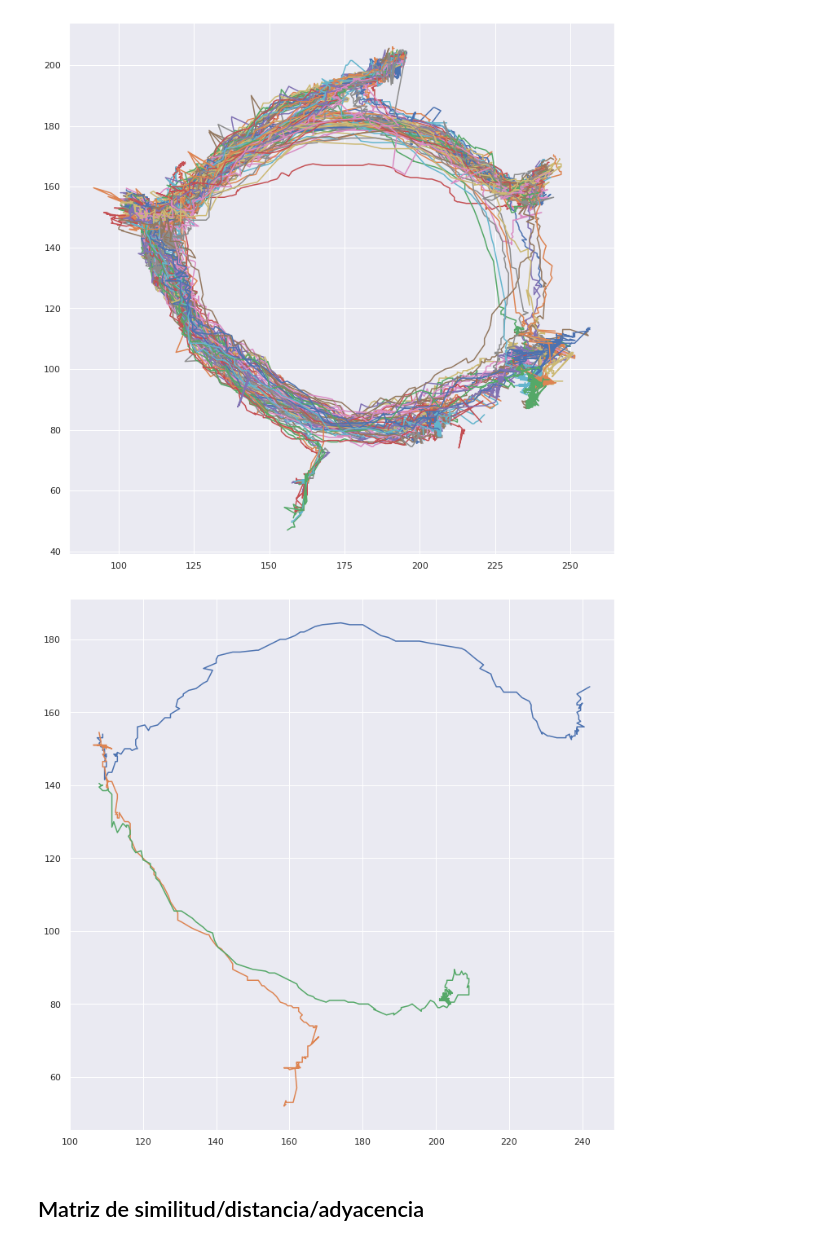
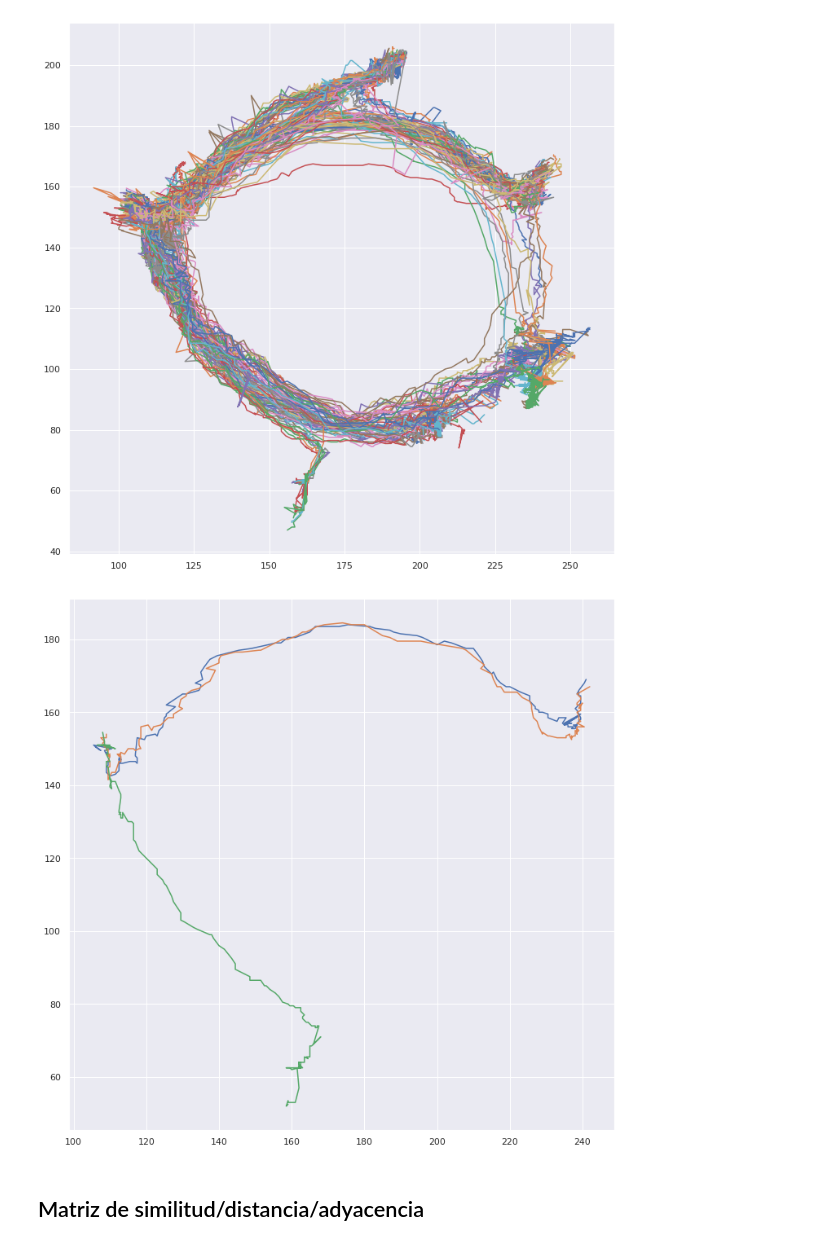
Before and after one commit to fjme95/Image-Denoising, a Jupyter notebook: 5_Spectral_Clustering.ipynb, the cells around one changed output. Drawn from its saved outputs; the diff is of its cells as text; code cells hidden in the pictures.

```diff
--- a/5_Spectral_Clustering.ipynb
+++ b/5_Spectral_Clustering.ipynb
@@ -69,7 +70,7 @@ for traj in traj_lst:
 # %% [output]
 [figure]
 # %%
-for traj in traj_lst[1:4]:
+for traj in traj_lst[0:3]:
     plt.plot(traj[:, 0], traj[:, 1])
 # %% [output]
-[figure, old version]
+[figure, new version]
```
Also changed, not shown: parts of 9 cells of this notebook.
